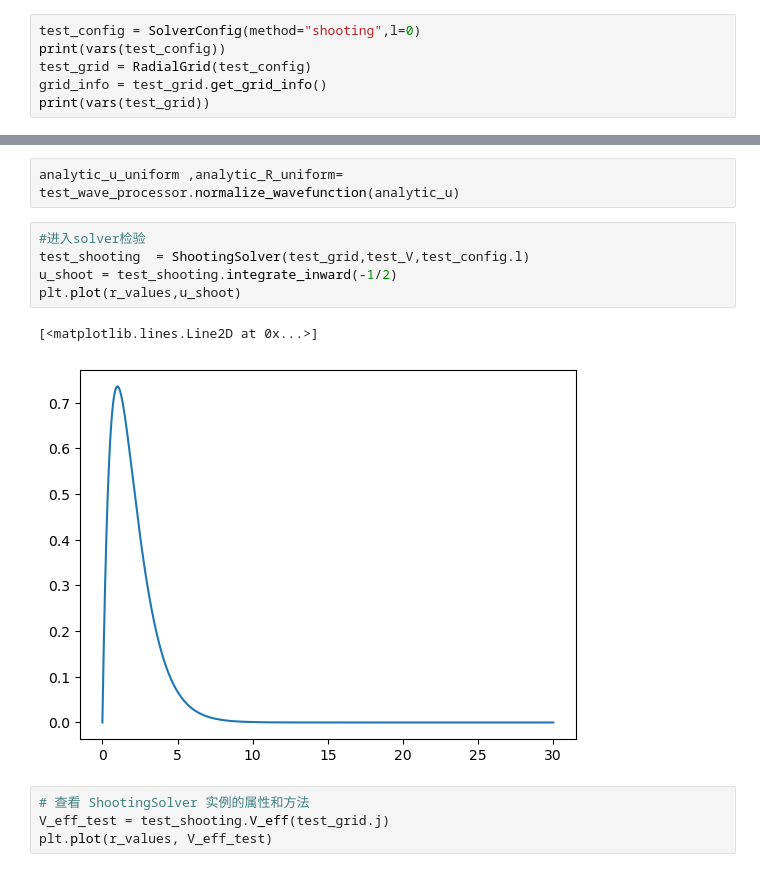
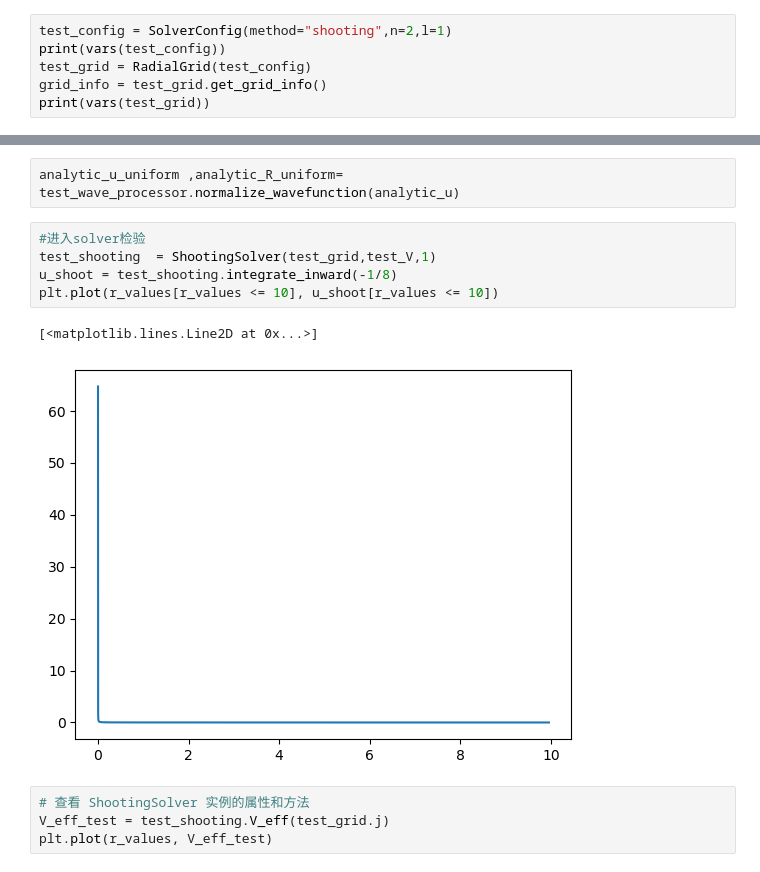
Before and after one commit to bud-primordium/Computational-Physics-Fall-2024, a Jupyter notebook: Assignment_7/Problem_2/src/test.ipynb, the cells around one changed output, grey strips where cells are left out. Cells and saved outputs as stored; diff of their text form.

```diff
--- a/Assignment_7/Problem_2/src/test.ipynb
+++ b/Assignment_7/Problem_2/src/test.ipynb
@@ -19,7 +19,7 @@ print("模块导入成功!")
 # %% [output]
 模块导入成功!
 # %%
-test_config = SolverConfig(method="shooting",l=0)
+test_config = SolverConfig(method="shooting",n=2,l=1)
 print(vars(test_config))
 test_grid = RadialGrid(test_config)
 grid_info = test_grid.get_grid_info()
@@ -99,12 +99,12 @@ r0_values = test_wave_processor.get_r0_values(analytic_u)
 analytic_u_uniform ,analytic_R_uniform= test_wave_processor.normalize_wavefunction(analytic_u)
 # %%
 #进入solver检验
-test_shooting  = ShootingSolver(test_grid,test_V,test_config.l)
-u_shoot = test_shooting.integrate_inward(-1/2)
-plt.plot(r_values,u_shoot)
+test_shooting  = ShootingSolver(test_grid,test_V,1)
+u_shoot = test_shooting.integrate_inward(-1/8)
+plt.plot(r_values[r_values <= 10], u_shoot[r_values <= 10])
 # %% [output]
 [<matplotlib.lines.Line2D at 0x...>]
-[figure, old version]
+[figure, new version]
 # %%
 # 查看 ShootingSolver 实例的属性和方法
 V_eff_test = test_shooting.V_eff(test_grid.j)
```
Also changed, not shown: parts of 1 cell of this notebook, 1 other file.
